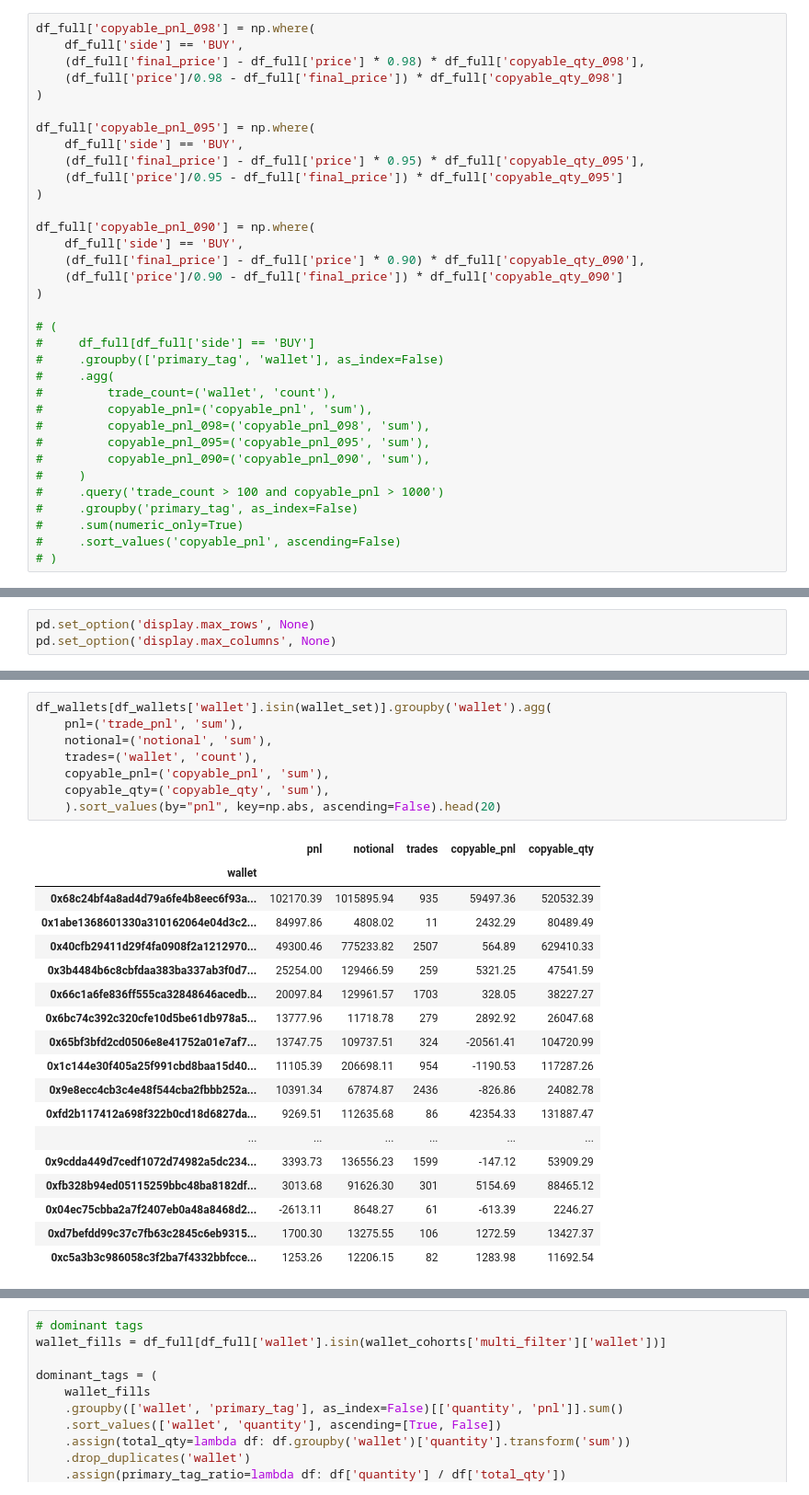
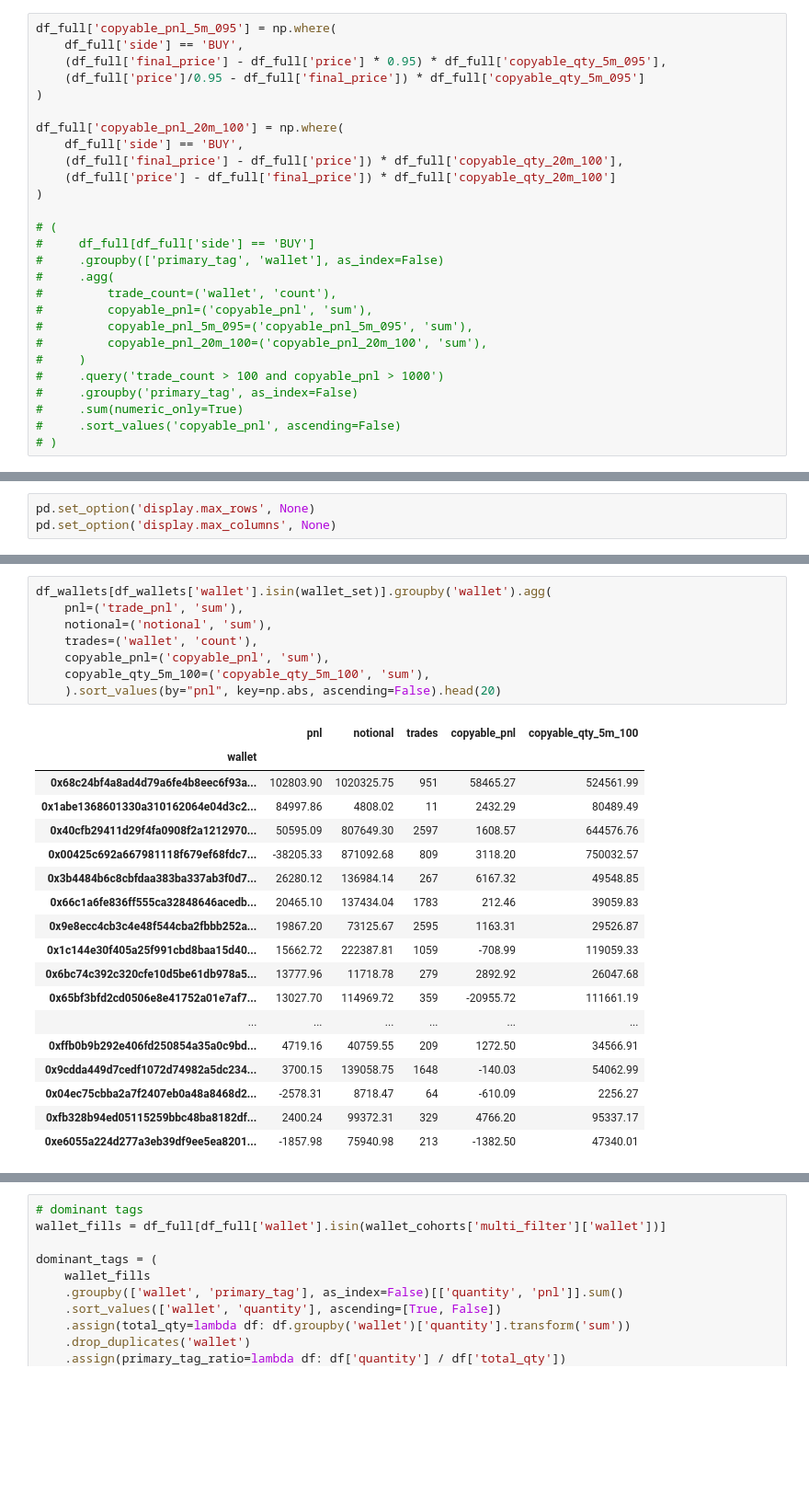
Before and after one commit to vobornij/polymarket, a Jupyter notebook: notebooks/flow/stage1_wallet_strategy_selection.ipynb, the cells around one changed output, grey strips where cells are left out. Shown at 92% size. Drawn from its saved outputs; the diff is of its cells as text; blank space fills up the shorter version.

```diff
--- a/notebooks/flow/stage1_wallet_strategy_selection.ipynb
+++ b/notebooks/flow/stage1_wallet_strategy_selection.ipynb
@@ -215,22 +215,16 @@ Index(['wallet', 'condition_id', 'token_id', 'dt', 'side', 'position',
       dtype='object')
 [None]
 # %%
-df_full['copyable_pnl_098'] = np.where(
+df_full['copyable_pnl_5m_095'] = np.where(
     df_full['side'] == 'BUY',
-    (df_full['final_price'] - df_full['price'] * 0.98) * df_full['copyable_qty_098'],
-    (df_full['price']/0.98 - df_full['final_price']) * df_full['copyable_qty_098']
+    (df_full['final_price'] - df_full['price'] * 0.95) * df_full['copyable_qty_5m_095'],
+    (df_full['price']/0.95 - df_full['final_price']) * df_full['copyable_qty_5m_095']
 )
 
-df_full['copyable_pnl_095'] = np.where(
+df_full['copyable_pnl_20m_100'] = np.where(
     df_full['side'] == 'BUY',
-    (df_full['final_price'] - df_full['price'] * 0.95) * df_full['copyable_qty_095'],
-    (df_full['price']/0.95 - df_full['final_price']) * df_full['copyable_qty_095']
-)
-
-df_full['copyable_pnl_090'] = np.where(
-    df_full['side'] == 'BUY',
-    (df_full['final_price'] - df_full['price'] * 0.90) * df_full['copyable_qty_090'],
-    (df_full['price']/0.90 - df_full['final_price']) * df_full['copyable_qty_090']
+    (df_full['final_price'] - df_full['price']) * df_full['copyable_qty_20m_100'],
+    (df_full['price'] - df_full['final_price']) * df_full['copyable_qty_20m_100']
 )
 
 # (
@@ -239,9 +233,8 @@ df_full['copyable_pnl_090'] = np.where(
 #     .agg(
 #         trade_count=('wallet', 'count'),
 #         copyable_pnl=('copyable_pnl', 'sum'),
-#         copyable_pnl_098=('copyable_pnl_098', 'sum'),
-#         copyable_pnl_095=('copyable_pnl_095', 'sum'),
-#         copyable_pnl_090=('copyable_pnl_090', 'sum'),
+#         copyable_pnl_5m_095=('copyable_pnl_5m_095', 'sum'),
+#         copyable_pnl_20m_100=('copyable_pnl_20m_100', 'sum'),
 #     )
 #     .query('trade_count > 100 and copyable_pnl > 1000')
 #     .groupby('primary_tag', as_index=False)
@@ -627,30 +620,30 @@ np.float64(367776.28678400005)
 # %%
 df_wallets[df_wallets['wallet'].isin(wallet_set)].groupby('wallet').agg(
     pnl=('trade_pnl', 'sum'),
     notional=('notional', 'sum'),
     trades=('wallet', 'count'),
     copyable_pnl=('copyable_pnl', 'sum'),
-    copyable_qty=('copyable_qty', 'sum'),
+    copyable_qty_5m_100=('copyable_qty_5m_100', 'sum'),
     ).sort_values(by="pnl", key=np.abs, ascending=False).head(20)
 # %% [output]
-|  | pnl | notional | trades | copyable_pnl | copyable_qty |
+|  | pnl | notional | trades | copyable_pnl | copyable_qty_5m_100 |
 | wallet |  |  |  |  |  |
-| 0x68c24bf4a8ad4d79a6fe4b8eec6f93a... | 102170.39 | 1015895.94 | 935 | 59497.36 | 520532.39 |
+| 0x68c24bf4a8ad4d79a6fe4b8eec6f93a... | 102803.90 | 1020325.75 | 951 | 58465.27 | 524561.99 |
 | 0x1abe1368601330a310162064e04d3c2... | 84997.86 | 4808.02 | 11 | 2432.29 | 80489.49 |
-| 0x40cfb29411d29f4fa0908f2a1212970... | 49300.46 | 775233.82 | 2507 | 564.89 | 629410.33 |
-| 0x3b4484b6c8cbfdaa383ba337ab3f0d7... | 25254.00 | 129466.59 | 259 | 5321.25 | 47541.59 |
-| 0x66c1a6fe836ff555ca32848646acedb... | 20097.84 | 129961.57 | 1703 | 328.05 | 38227.27 |
+| 0x40cfb29411d29f4fa0908f2a1212970... | 50595.09 | 807649.30 | 2597 | 1608.57 | 644576.76 |
+| 0x00425c692a667981118f679ef68fdc7... | -38205.33 | 871092.68 | 809 | 3118.20 | 750032.57 |
+| 0x3b4484b6c8cbfdaa383ba337ab3f0d7... | 26280.12 | 136984.14 | 267 | 6167.32 | 49548.85 |
+| 0x66c1a6fe836ff555ca32848646acedb... | 20465.10 | 137434.04 | 1783 | 212.46 | 39059.83 |
+| 0x9e8ecc4cb3c4e48f544cba2fbbb252a... | 19867.20 | 73125.67 | 2595 | 1163.31 | 29526.87 |
+| 0x1c144e30f405a25f991cbd8baa15d40... | 15662.72 | 222387.81 | 1059 | -708.99 | 119059.33 |
 | 0x6bc74c392c320cfe10d5be61db978a5... | 13777.96 | 11718.78 | 279 | 2892.92 | 26047.68 |
-| 0x65bf3bfd2cd0506e8e41752a01e7af7... | 13747.75 | 109737.51 | 324 | -20561.41 | 104720.99 |
-| 0x1c144e30f405a25f991cbd8baa15d40... | 11105.39 | 206698.11 | 954 | -1190.53 | 117287.26 |
-| 0x9e8ecc4cb3c4e48f544cba2fbbb252a... | 10391.34 | 67874.87 | 2436 | -826.86 | 24082.78 |
-| 0xfd2b117412a698f322b0cd18d6827da... | 9269.51 | 112635.68 | 86 | 42354.33 | 131887.47 |
+| 0x65bf3bfd2cd0506e8e41752a01e7af7... | 13027.70 | 114969.72 | 359 | -20955.72 | 111661.19 |
 | ... | ... | ... | ... | ... | ... |
-| 0x9cdda449d7cedf1072d74982a5dc234... | 3393.73 | 136556.23 | 1599 | -147.12 | 53909.29 |
-| 0xfb328b94ed05115259bbc48ba8182df... | 3013.68 | 91626.30 | 301 | 5154.69 | 88465.12 |
-| 0x04ec75cbba2a7f2407eb0a48a8468d2... | -2613.11 | 8648.27 | 61 | -613.39 | 2246.27 |
-| 0xd7befdd99c37c7fb63c2845c6eb9315... | 1700.30 | 13275.55 | 106 | 1272.59 | 13427.37 |
-| 0xc5a3b3c986058c3f2ba7f4332bbfcce... | 1253.26 | 12206.15 | 82 | 1283.98 | 11692.54 |
+| 0xffb0b9b292e406fd250854a35a0c9bd... | 4719.16 | 40759.55 | 209 | 1272.50 | 34566.91 |
+| 0x9cdda449d7cedf1072d74982a5dc234... | 3700.15 | 139058.75 | 1648 | -140.03 | 54062.99 |
+| 0x04ec75cbba2a7f2407eb0a48a8468d2... | -2578.31 | 8718.47 | 64 | -610.09 | 2256.27 |
+| 0xfb328b94ed05115259bbc48ba8182df... | 2400.24 | 99372.31 | 329 | 4766.20 | 95337.17 |
+| 0xe6055a224d277a3eb39df9ee5ea8201... | -1857.98 | 75940.98 | 213 | -1382.50 | 47340.01 |
 # %%
 MARKET = '0xaabf22a03217285585592f3082f27e2b0f4c1cee2bb4003e84817100bbcf1938'
 
```
Also changed, not shown: parts of 24 cells of this notebook, 19 other files.
